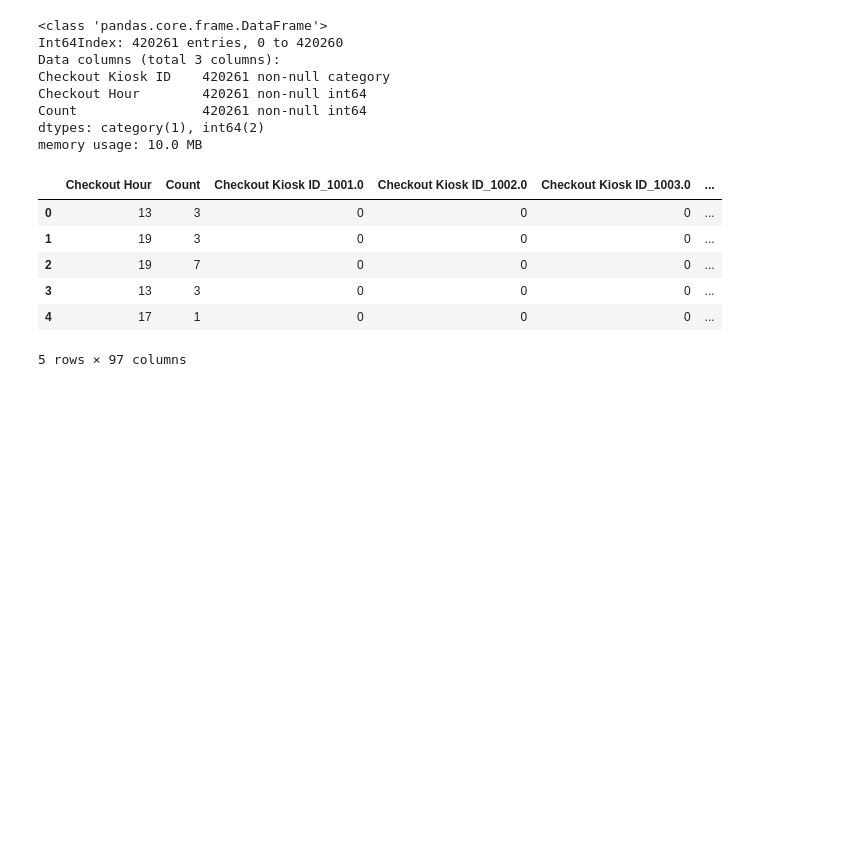
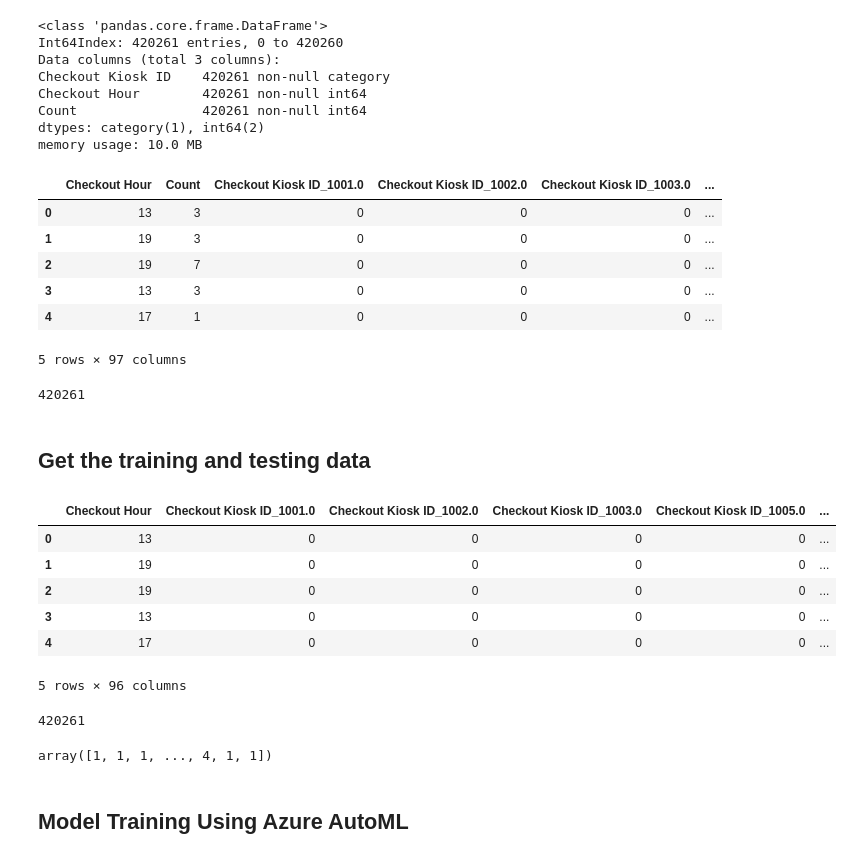
Before and after one commit to JavierPalomares90/data-hack-2019, a Jupyter notebook: BCycle_NumBikes_Per_Station_Prediction.ipynb, the cells around one changed output. Saved outputs shown, nothing was run; the diff lists cells and outputs as text; code cells hidden in the pictures; blank space fills up the shorter version.

```diff
--- a/BCycle_NumBikes_Per_Station_Prediction.ipynb
+++ b/BCycle_NumBikes_Per_Station_Prediction.ipynb
@@ -112,7 +112,7 @@ bikes_left = bikes_left.dropna()
 
 bikes_arriving = df.groupby(['Return Kiosk ID','Checkout Year','Checkout Month','Checkout Day','Checkout Hour'],sort=False).size().reset_index(name='Count')
 bikes_arriving = bikes_arriving.drop(columns=['Checkout Year','Checkout Month','Checkout Day'])
-bikes_left = bikes_left.dropna()
+bikes_arriving = bikes_arriving.dropna()
 # %%
 bikes_left.head()
 # %% [output]
@@ -160,3 +160,37 @@ bikes_left.head()
 | 3 | 13 | 3 | 0 | 0 | 0 | ... |
 | 4 | 17 | 1 | 0 | 0 | 0 | ... |
 5 rows × 97 columns
+# %%
+len(bikes_left)
+# %% [output]
+420261
+# %% [markdown]
+## Get the training and testing data
+# %%
+X = bikes_left.drop(columns=['Count'])
+Y = bikes_left.loc[:,['Count']]
+# %%
+X.head()
+# %% [output]
+|  | Checkout Hour | Checkout Kiosk ID_1001.0 | Checkout Kiosk ID_1002.0 | Checkout Kiosk ID_1003.0 | Checkout Kiosk ID_1005.0 | ... |
+| 0 | 13 | 0 | 0 | 0 | 0 | ... |
+| 1 | 19 | 0 | 0 | 0 | 0 | ... |
+| 2 | 19 | 0 | 0 | 0 | 0 | ... |
+| 3 | 13 | 0 | 0 | 0 | 0 | ... |
+| 4 | 17 | 0 | 0 | 0 | 0 | ... |
+5 rows × 96 columns
+# %%
+len(Y)
+# %% [output]
+420261
+# %%
+from sklearn.model_selection import train_test_split
+
+
+x_train, x_test, y_train, y_test = train_test_split(X, Y, test_size=0.2, random_state=223)
+# flatten y_train to 1d array
+y_train.values.flatten()
+# %% [output]
+array([1, 1, 1, ..., 4, 1, 1])
+# %% [markdown]
+## Model Training Using Azure AutoML
```
Also changed, not shown: parts of 19 cells of this notebook.
